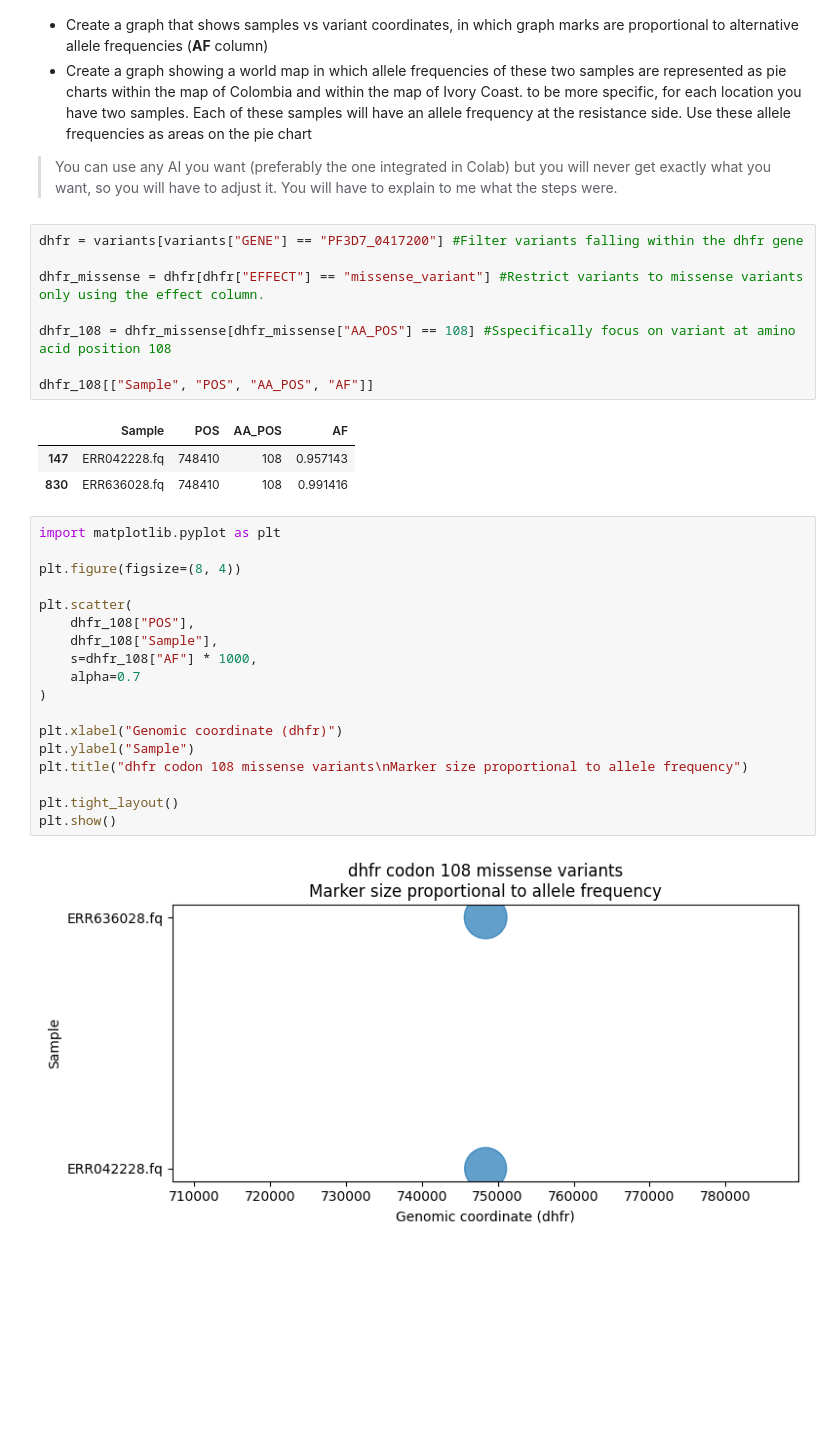
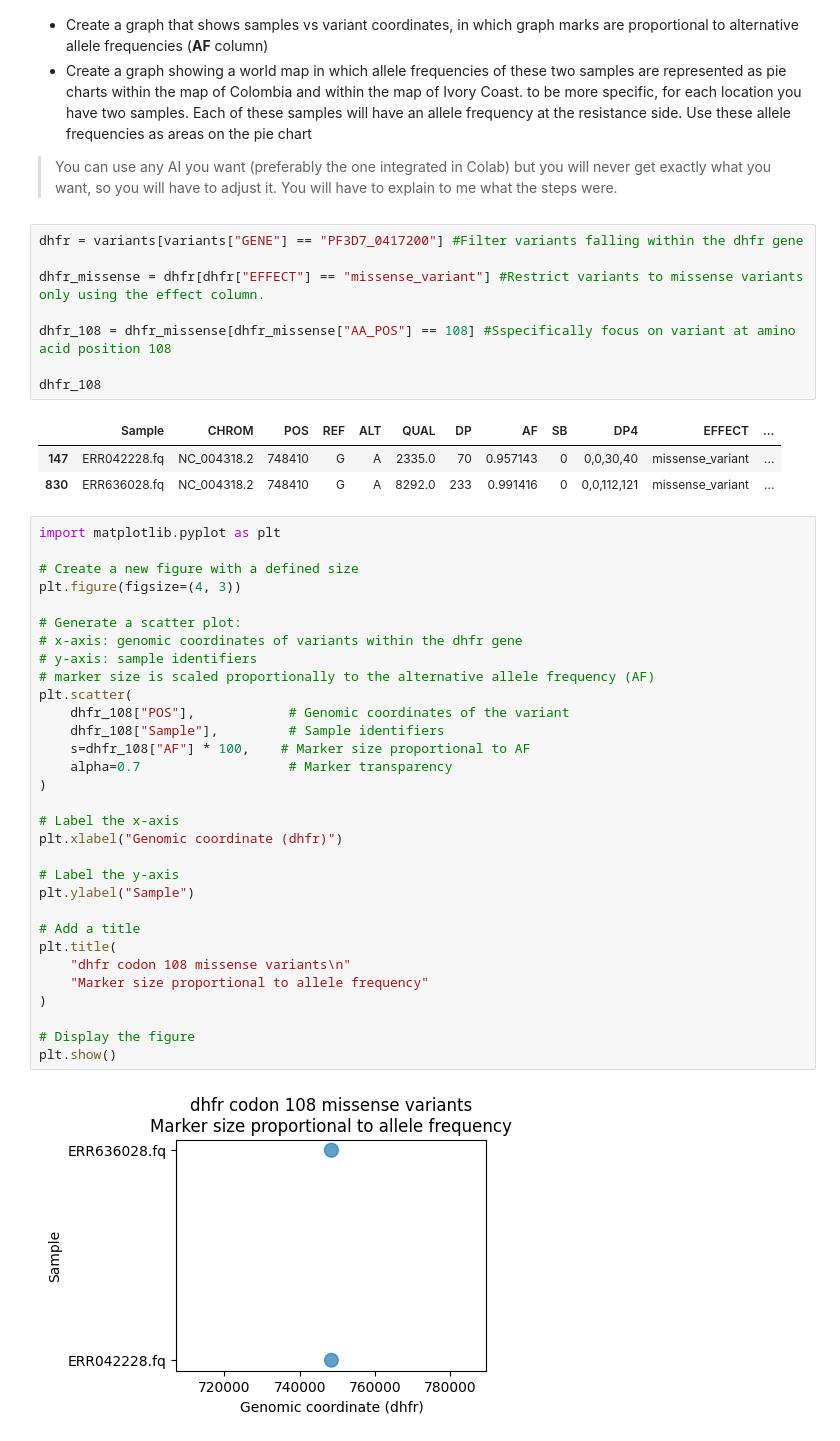
Before and after one commit to Ruisheng5039/bashing, a Jupyter notebook: Projects/Project 1.ipynb, the cells around one changed output. Cells and saved outputs as stored; diff of their text form; blank space fills up the shorter version.

```diff
--- a/Projects/Project 1.ipynb
+++ b/Projects/Project 1.ipynb
@@ -58,28 +58,41 @@ dhfr_missense = dhfr[dhfr["EFFECT"] == "missense_variant"] #Restrict variants to
 
 dhfr_108 = dhfr_missense[dhfr_missense["AA_POS"] == 108] #Sspecifically focus on variant at amino acid position 108
 
-dhfr_108[["Sample", "POS", "AA_POS", "AF"]]
+dhfr_108
 # %% [output]
-|  | Sample | POS | AA_POS | AF |
-| 147 | ERR042228.fq | 748410 | 108 | 0.957143 |
-| 830 | ERR636028.fq | 748410 | 108 | 0.991416 |
+|  | Sample | CHROM | POS | REF | ALT | QUAL | DP | AF | SB | DP4 | EFFECT | ... |
+| 147 | ERR042228.fq | NC_004318.2 | 748410 | G | A | 2335.0 | 70 | 0.957143 | 0 | 0,0,30,40 | missense_variant | ... |
+| 830 | ERR636028.fq | NC_004318.2 | 748410 | G | A | 8292.0 | 233 | 0.991416 | 0 | 0,0,112,121 | missense_variant | ... |
 # %%
 import matplotlib.pyplot as plt
 
-plt.figure(figsize=(8, 4))
+# Create a new figure with a defined size
+plt.figure(figsize=(4, 3))
 
+# Generate a scatter plot:
+# x-axis: genomic coordinates of variants within the dhfr gene
+# y-axis: sample identifiers
+# marker size is scaled proportionally to the alternative allele frequency (AF)
 plt.scatter(
-    dhfr_108["POS"],
-    dhfr_108["Sample"],
-    s=dhfr_108["AF"] * 1000,
-    alpha=0.7
+    dhfr_108["POS"],            # Genomic coordinates of the variant
+    dhfr_108["Sample"],         # Sample identifiers
+    s=dhfr_108["AF"] * 100,    # Marker size proportional to AF
+    alpha=0.7                   # Marker transparency
 )
 
+# Label the x-axis
 plt.xlabel("Genomic coordinate (dhfr)")
+
+# Label the y-axis
 plt.ylabel("Sample")
-plt.title("dhfr codon 108 missense variants\nMarker size proportional to allele frequency")
 
-plt.tight_layout()
+# Add a title
+plt.title(
+    "dhfr codon 108 missense variants\n"
+    "Marker size proportional to allele frequency"
+)
+
+# Display the figure
 plt.show()
 # %% [output]
-[figure, old version]
+[figure, new version]
```
Also changed, not shown: parts of 3 cells of this notebook.
